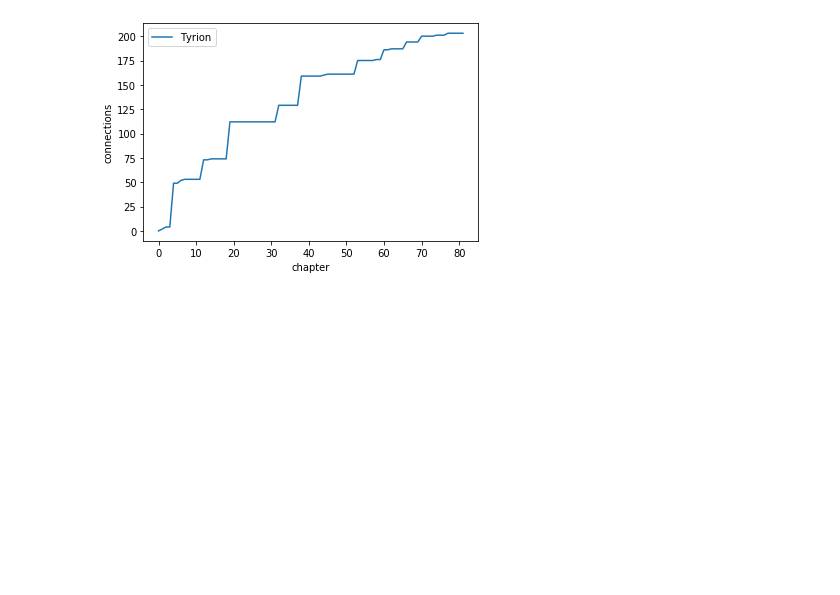
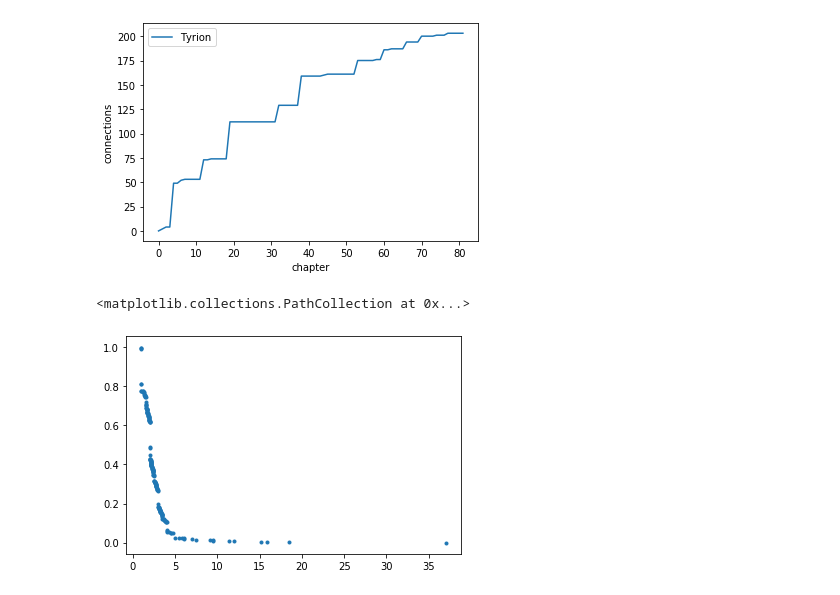
Before and after one commit to Dan8991/A-Storm-of-Nodes, a Jupyter notebook: got_network.ipynb, the cells around one changed output. Cells and saved outputs as stored; diff of their text form; code cells hidden in the pictures; blank space fills up the shorter version.

Commit message:
[Add]found the probability distribution of the fitness

```diff
--- a/got_network.ipynb
+++ b/got_network.ipynb
@@ -157,5 +161,11 @@ from scipy.sparse import (spdiags, SparseEfficiencyWarning, csc_matrix,
 warnings.simplefilter('ignore',SparseEfficiencyWarning)
 
 temporal_A = sp.sparse.csr_matrix((N,N))
-a = get_temporal_distribution(temporal_A, nodes)
+temporal_distributions = get_temporal_distribution(temporal_A, nodes)
+# %%
+def parse_distribution(char_dist):
+    char_dist_without_duplicates = set(char_dist)
+    char_dist_sorted = list(char_dist_without_duplicates)
+    char_dist_sorted.sort()
+    return np.array(char_dist_sorted)
 # %%
@@ -173,3 +186,18 @@ plt.legend(["Tyrion"])
 <matplotlib.legend.Legend at 0x...>
 [figure]
 [figure]
+# %%
+fitnesses = np.zeros(temporal_distributions.shape[1])
+for i in range(temporal_distributions.shape[1]):
+    y = parse_distribution(temporal_distributions[:, i, 0])
+    x = np.arange(len(y))
+    if len(y) > 1:
+        p = np.polyfit(x, y, 1)
+        fitnesses[i] = p[0]
+    else:
+        fitnesses[i] = y
+unique, pdf = get_neighbours_pdf(fitnesses)
+plt.scatter(unique, ccdf(pdf), marker='.', linestyle = "None")
+# %% [output]
+<matplotlib.collections.PathCollection at 0x...>
+[figure, added]
```
Also changed, not shown: parts of 5 cells of this notebook.
